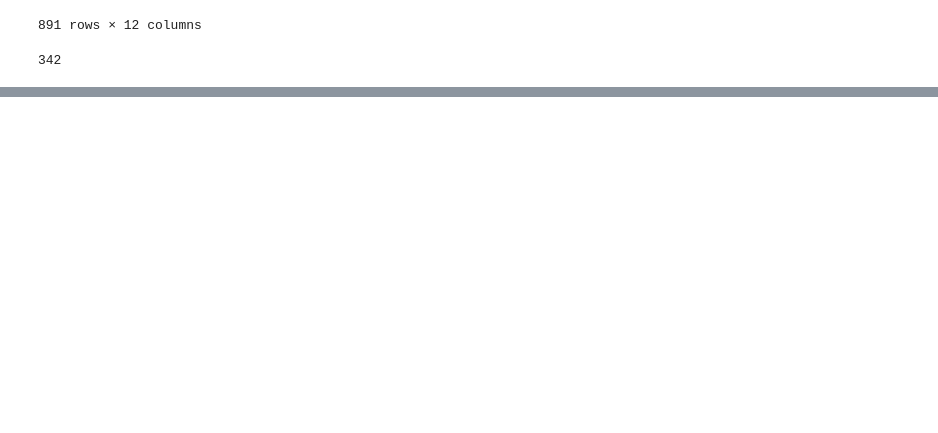
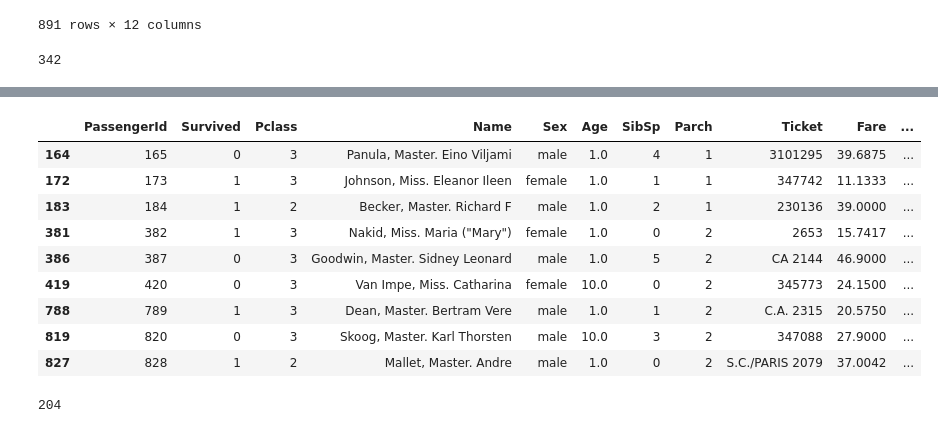
Before and after one commit to dqrliss/working_with_pandas, a Jupyter notebook: getting_started.ipynb, the cells around one changed output, grey strips where cells are left out. Drawn from its saved outputs; the diff is of its cells as text; code cells hidden in the pictures; blank space fills up the shorter version.

```diff
--- a/getting_started.ipynb
+++ b/getting_started.ipynb
@@ -24,0 +99,17 @@ df.Survived.sum()
+# %%
+df[(df.Age == 1) | (df.Age == 10)]
+# %% [output]
+|  | PassengerId | Survived | Pclass | Name | Sex | Age | SibSp | Parch | Ticket | Fare | ... |
+| 164 | 165 | 0 | 3 | Panula, Master. Eino Viljami | male | 1.0 | 4 | 1 | 3101295 | 39.6875 | ... |
+| 172 | 173 | 1 | 3 | Johnson, Miss. Eleanor Ileen | female | 1.0 | 1 | 1 | 347742 | 11.1333 | ... |
+| 183 | 184 | 1 | 2 | Becker, Master. Richard F | male | 1.0 | 2 | 1 | 230136 | 39.0000 | ... |
+| 381 | 382 | 1 | 3 | Nakid, Miss. Maria ("Mary") | female | 1.0 | 0 | 2 | 2653 | 15.7417 | ... |
+| 386 | 387 | 0 | 3 | Goodwin, Master. Sidney Leonard | male | 1.0 | 5 | 2 | CA 2144 | 46.9000 | ... |
+| 419 | 420 | 0 | 3 | Van Impe, Miss. Catharina | female | 10.0 | 0 | 2 | 345773 | 24.1500 | ... |
+| 788 | 789 | 1 | 3 | Dean, Master. Bertram Vere | male | 1.0 | 1 | 2 | C.A. 2315 | 20.5750 | ... |
+| 819 | 820 | 0 | 3 | Skoog, Master. Karl Thorsten | male | 10.0 | 3 | 2 | 347088 | 27.9000 | ... |
+| 827 | 828 | 1 | 2 | Mallet, Master. Andre | male | 1.0 | 0 | 2 | S.C./PARIS 2079 | 37.0042 | ... |
+# %%
+df.Cabin.notna().sum()
+# %% [output]
+204
```
Also changed, not shown: parts of 12 cells of this notebook.
